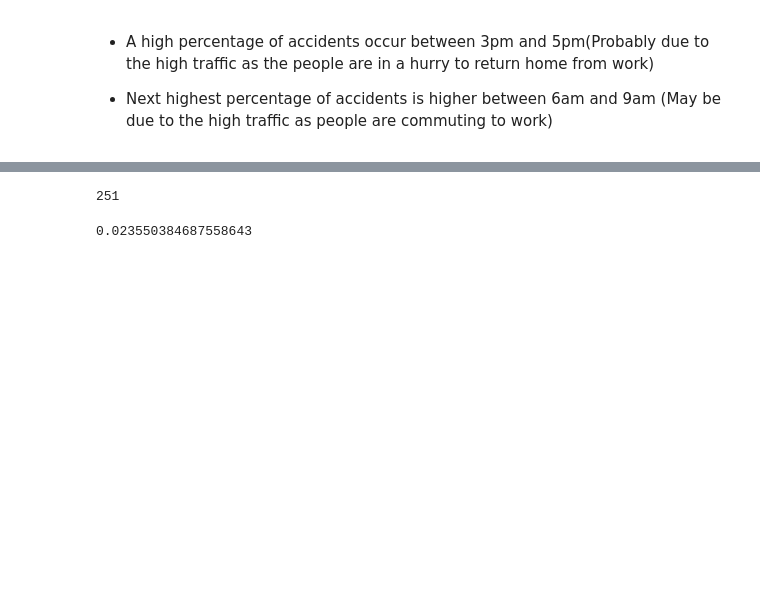
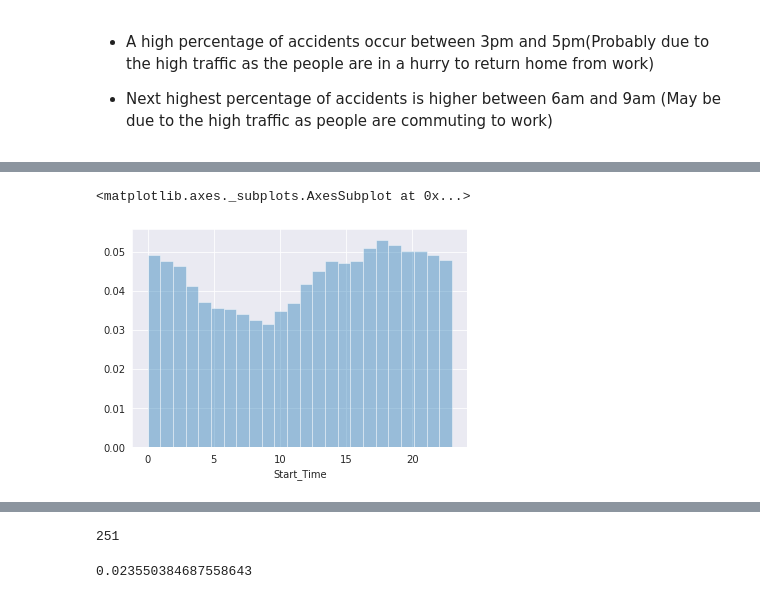
Before and after one commit to Mazum27/US_Accidents_Exploratory_Data_Analysis, a Jupyter notebook: US_Accident_Exploratory_data_analysis.ipynb, the cells around one changed output, grey strips where cells are left out. Drawn from its saved outputs; the diff is of its cells as text; code cells hidden in the pictures; blank space fills up the shorter version.

```diff
--- a/US_Accident_Exploratory_data_analysis.ipynb
+++ b/US_Accident_Exploratory_data_analysis.ipynb
@@ -329,0 +353,6 @@ sns.distplot(df.Start_Time.dt.hour, bins=24, kde=False)
+# %%
+sundays_Start_Time =df.Start_Time[df.Start_Time.dt.dayofweek == 6]
+sns.distplot(sundays_Start_Time.dt.hour, bins=24, kde=False, norm_hist= True)
+# %% [output]
+<matplotlib.axes._subplots.AxesSubplot at 0x...>
+[figure, added]
```
Also changed, not shown: parts of 17 cells of this notebook.
